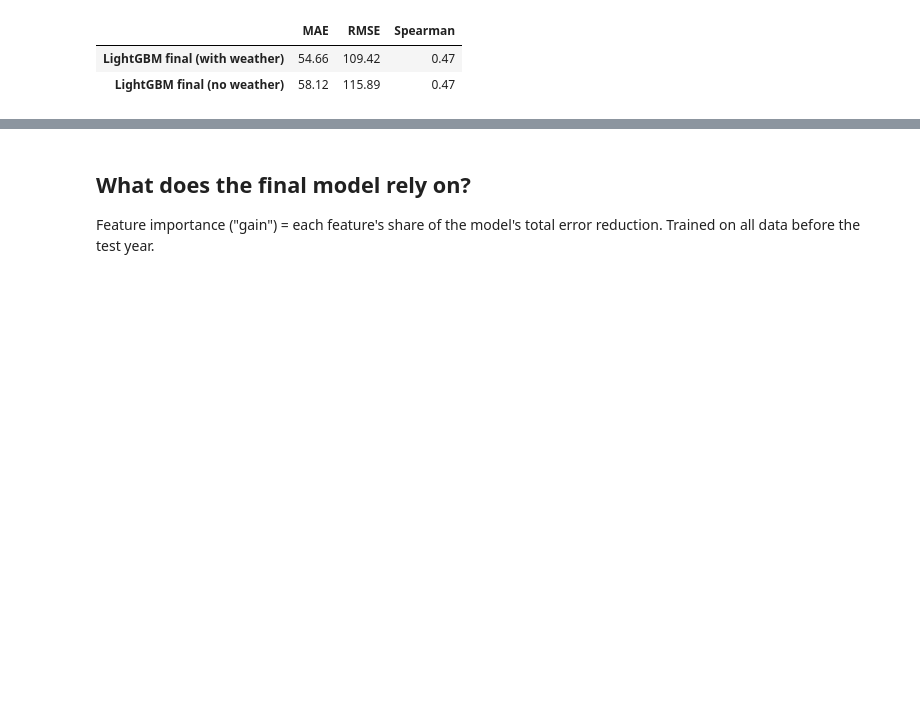
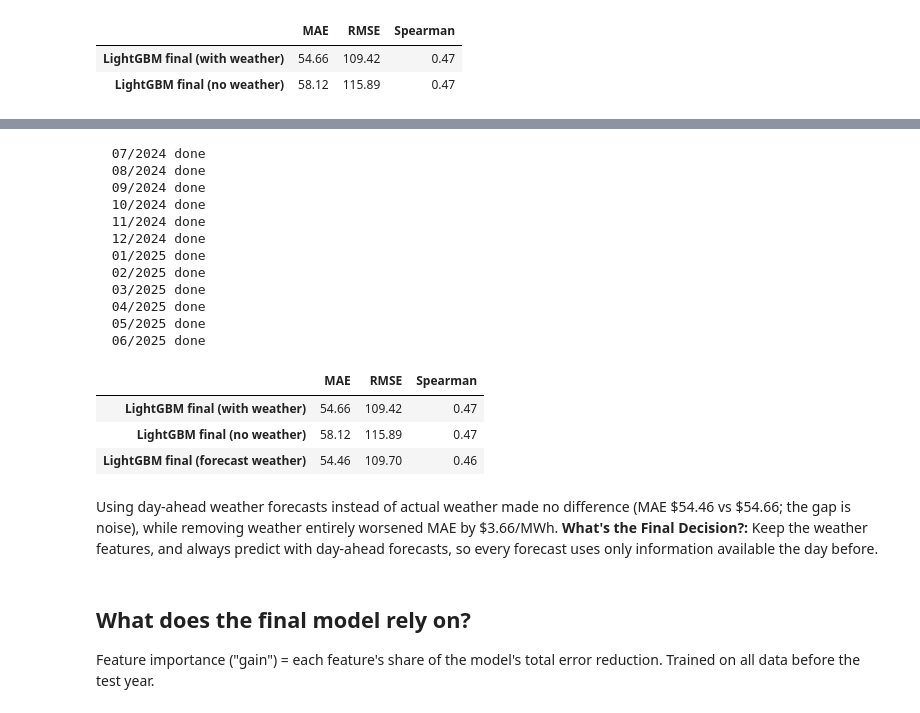
Before and after one commit to Dev-Tiwari06/nz-battery-arbitrage, a Jupyter notebook: notebooks/03_lightgbm.ipynb, the cells around one changed output, grey strips where cells are left out. Cells and saved outputs as stored; diff of their text form; code cells hidden in the pictures; blank space fills up the shorter version.

Commit message:
Test LightGBM with day-ahead weather forecasts

```diff
--- a/notebooks/03_lightgbm.ipynb
+++ b/notebooks/03_lightgbm.ipynb
@@ -223,3 +226,27 @@ score(weather_check)
+# %%
+weather_check["LightGBM final (forecast weather)"] = walk_forward(
+    df, with_forecast_weather(make_lightgbm(features=FINAL_FEATURES, **CONFIGS[BEST])),
+    VAL_START, VAL_END)
+score(weather_check)
+# %% [output]
+  07/2024 done
+  08/2024 done
+  09/2024 done
+  10/2024 done
+  11/2024 done
+  12/2024 done
+  01/2025 done
+  02/2025 done
+  03/2025 done
+  04/2025 done
+  05/2025 done
+  06/2025 done
+|  | MAE | RMSE | Spearman |
+| LightGBM final (with weather) | 54.66 | 109.42 | 0.47 |
+| LightGBM final (no weather) | 58.12 | 115.89 | 0.47 |
+| LightGBM final (forecast weather) | 54.46 | 109.70 | 0.46 |
+# %% [markdown]
+Using day-ahead weather forecasts instead of actual weather made no difference (MAE \$54.46 vs \$54.66; the gap is noise), while removing weather entirely worsened MAE by \$3.66/MWh. **What's the Final Decision?:** Keep the weather features, and always predict with day-ahead forecasts, so every forecast uses only information available the day before.
 # %% [markdown]
 ## What does the final model rely on?
 Feature importance ("gain") = each feature's share of the model's total error reduction. Trained on all data before the test year.
```
Also changed, not shown: parts of 2 cells of this notebook, 3 other files.
